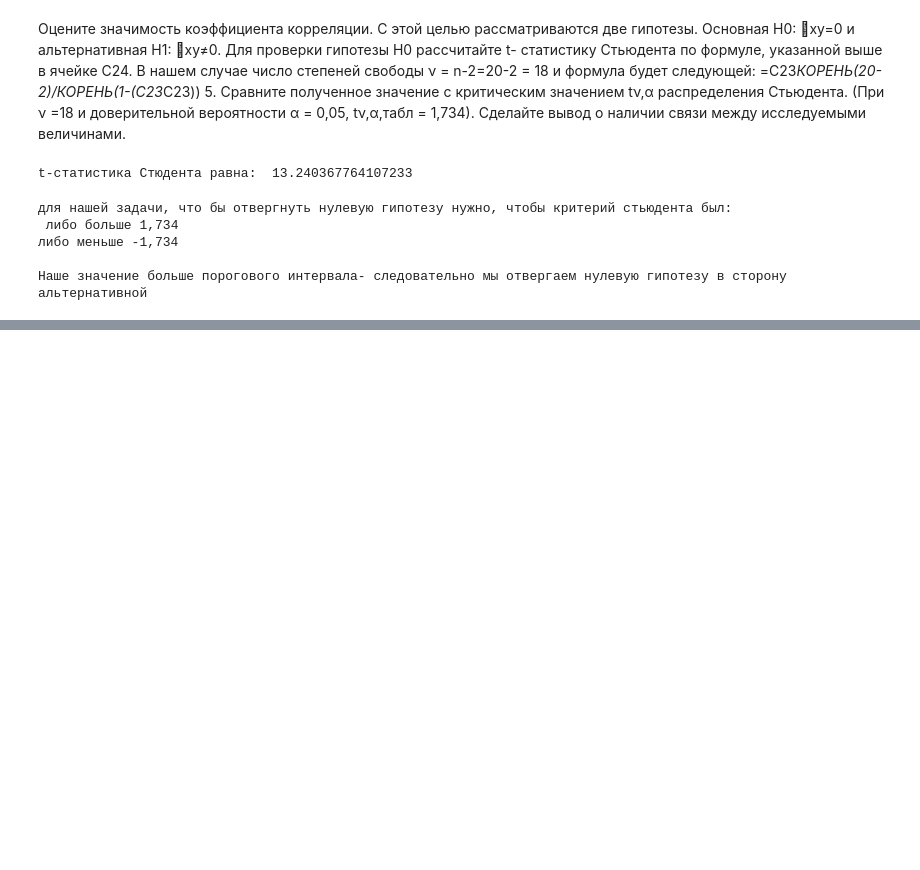
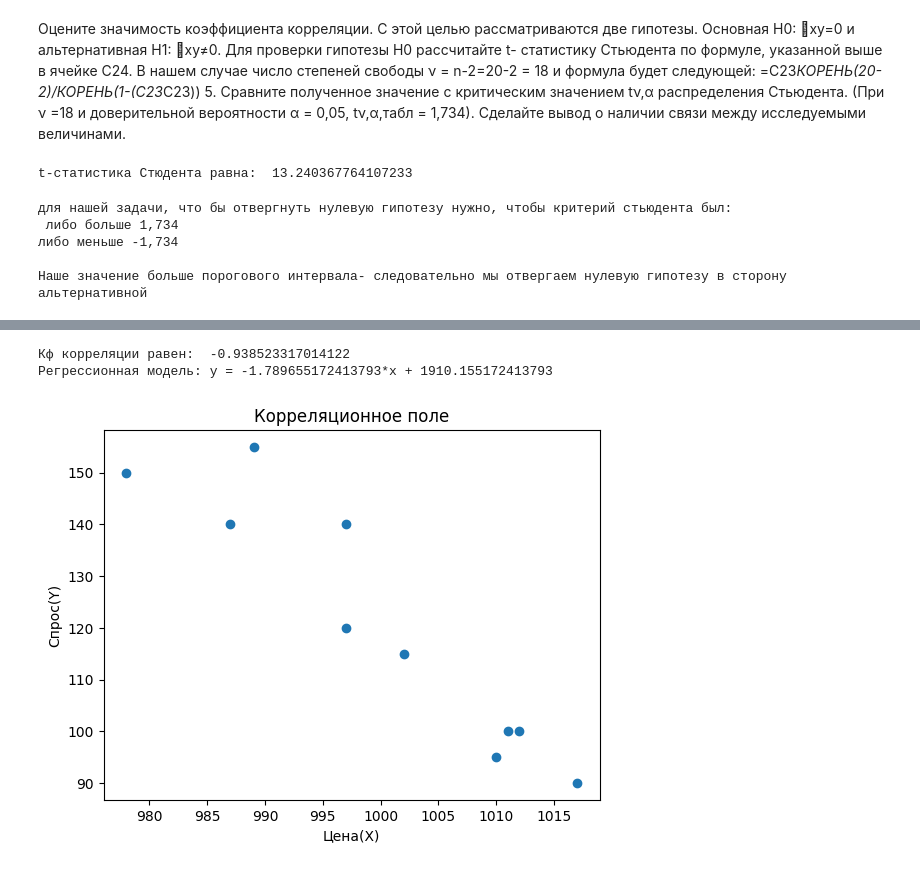
Before and after one commit to dimayasha7123/comp_modeling, a Jupyter notebook: LAB4!.ipynb, the cells around one changed output, grey strips where cells are left out. Saved outputs shown, nothing was run; the diff lists cells and outputs as text; code cells hidden in the pictures; blank space fills up the shorter version.

```diff
--- a/LAB4!.ipynb
+++ b/LAB4!.ipynb
@@ -84,0 +167,7 @@ else:
+# %%
+pred_base4a = {
+    'Цена(X)': [997, 987, 1002, 1012, 1011, 1017, 978, 997, 1010, 989],
+    'Спрос(Y)': [120, 140, 115, 100, 100, 90, 150, 140, 95, 155]
+}
+base4a = pd.DataFrame(pred_base4a)
+base4a
@@ -84,0 +186,6 @@ else:
+# %%
+func(base4a, *pred_base4a.keys(),'Корреляционное поле')
+# %% [output]
+Кф корреляции равен:  -0.938523317014122
+Регрессионная модель: y = -1.789655172413793*x + 1910.155172413793
+[figure, added]
```
Also changed, not shown: parts of 24 cells of this notebook.
